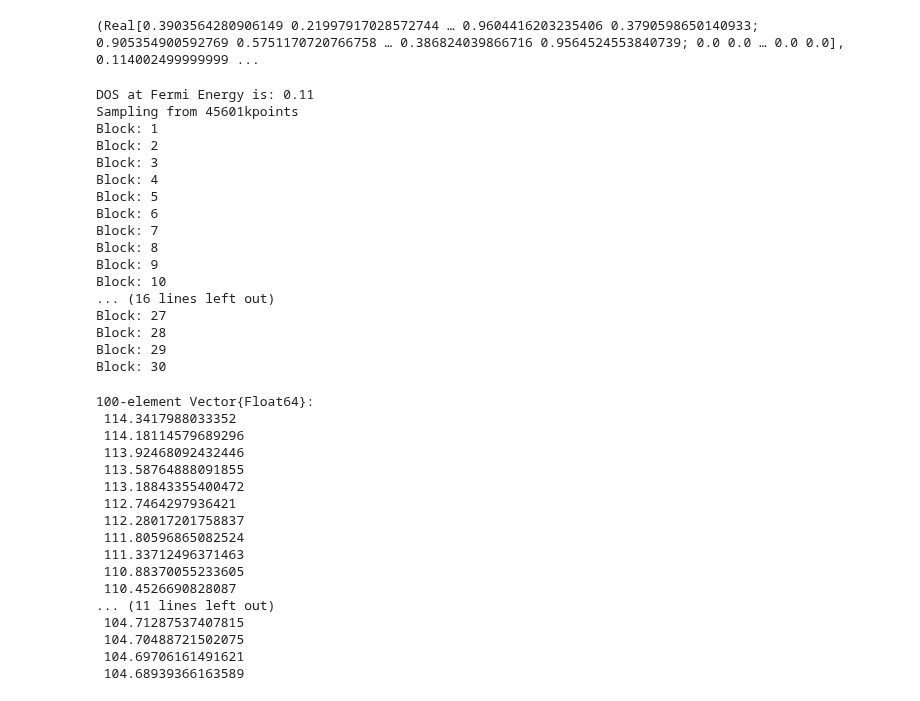
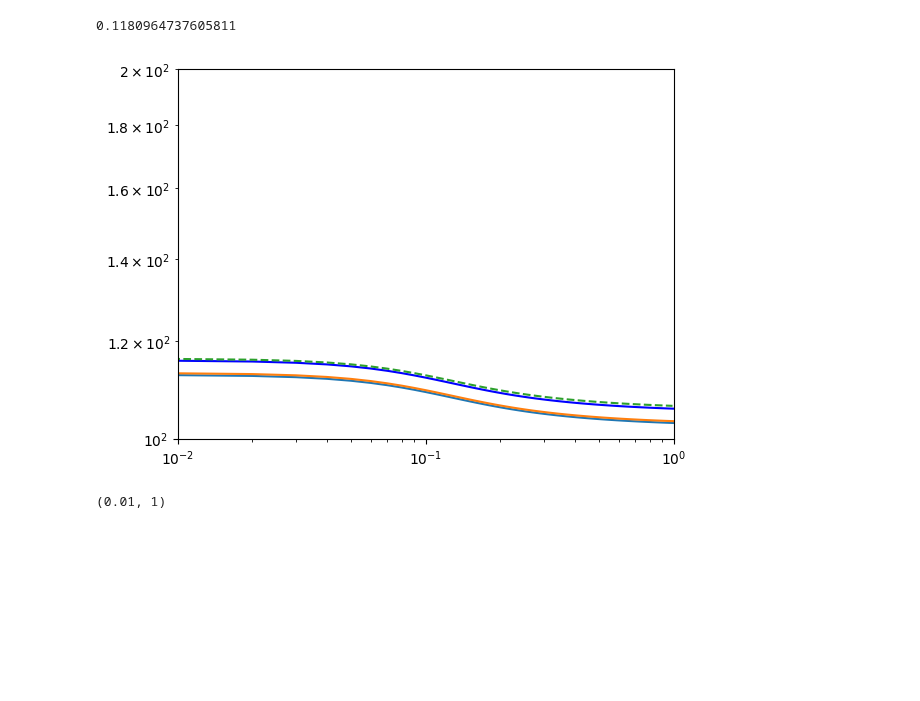
Before and after one commit to AliGhorashiCMT/Plasmons_Paper, a Jupyter notebook: Substitutional_Defects/Argentene/2Dnew/Analyze.ipynb, the cells around one changed output. Saved outputs shown, nothing was run; the diff lists cells and outputs as text; code cells hidden in the pictures; blank space fills up the shorter version.

```diff
--- a/Substitutional_Defects/Argentene/2Dnew/Analyze.ipynb
+++ b/Substitutional_Defects/Argentene/2Dnew/Analyze.ipynb
@@ -32,42 +50,33 @@ ylabel("Energy (eV)")
 PyObject Text(23.999999999999993, 0.5, 'Energy (eV)')
+# %%
+tau_histogram_inv = zeros(100)
+tau_gaussian_inv = zeros(100)
+tau_lorentzian_inv = zeros(100)
+N = 200
+for i in 1:N
+    tau_histogram_inv += 1 ./ np.loadtxt("boltzmann/histogram-$i.txt")
+    tau_gaussian_inv += 1 ./ np.loadtxt("boltzmann/gaussian-$i.txt")
+    tau_lorentzian_inv += 1 ./ np.loadtxt("boltzmann/lorentzian-$i.txt")
+end
+tau_histogram_inv *= 1/N;
+tau_gaussian_inv *= 1/N;
+tau_lorentzian_inv *= 1/N;
+tau_lorentzian = 1 ./ tau_lorentzian_inv;
+tau_gaussian = 1 ./ tau_gaussian_inv;
+tau_histogram = 1 ./ tau_histogram_inv;
+fw_x, fw_y = [col for col in eachcol(np.loadtxt("fwdir/tauAC.dat"))];
 # %%
-subsampling = returnfermikpoint(Hwannier, cell_map, -4.78, Val(2), mesh=20, num_blocks=1000, histogram_width=1)
+JJDFTX.dosatmu(Hwannier, cell_map, -4.78, Val(2), Val(:lorentzian), histogram_width=1, mesh=10, num_blocks=1000, esmearing=0.005)
 # %% [output]
-(Real[0.3903564280906149 0.21997917028572744 … 0.9604416203235406 0.3790598650140933; 0.905354900592769 0.5751170720766758 … 0.386824039866716 0.9564524553840739; 0.0 0.0 … 0.0 0.0], 0.114002499999999 ...
+0.1180964737605811
-# %%
-tau = τ(Hwannier, cell_map, Pwannier, force_matrix, cellph_map, Heph, celleph_map, collect(0.01:0.01:1), -4.78, supplydos=0.11, mesh=20, num_blocks=30, histogram_width=1, supplysampling=subsampling)
-# %% [output]
-DOS at Fermi Energy is: 0.11
-Sampling from 45601kpoints
-Block: 1
-Block: 2
-Block: 3
-Block: 4
-Block: 5
-Block: 6
-Block: 7
-Block: 8
-Block: 9
-Block: 10
-... (16 lines left out)
-Block: 27
-Block: 28
-Block: 29
-Block: 30
-100-element Vector{Float64}:
- 114.3417988033352
- 114.18114579689296
- 113.92468092432446
- 113.58764888091855
- 113.18843355400472
- 112.7464297936421
- 112.28017201758837
- 111.80596865082524
- 111.33712496371463
- 110.88370055233605
- 110.4526690828087
-... (11 lines left out)
- 104.71287537407815
- 104.70488721502075
- 104.69706161491621
- 104.68939366163589
+# %%
+loglog(collect(0.01:0.01:1), tau_histogram)
+loglog(collect(0.01:0.01:1), tau_gaussian)
+loglog(collect(0.01:0.01:1), tau_lorentzian, color="blue")
+
+loglog(fw_x, fw_y, linestyle="dashed")
+ylim(100, 200)
+xlim(0.01, 1)
+# %% [output]
+[figure, added]
+(0.01, 1)
```
Also changed, not shown: parts of 19 cells of this notebook.
